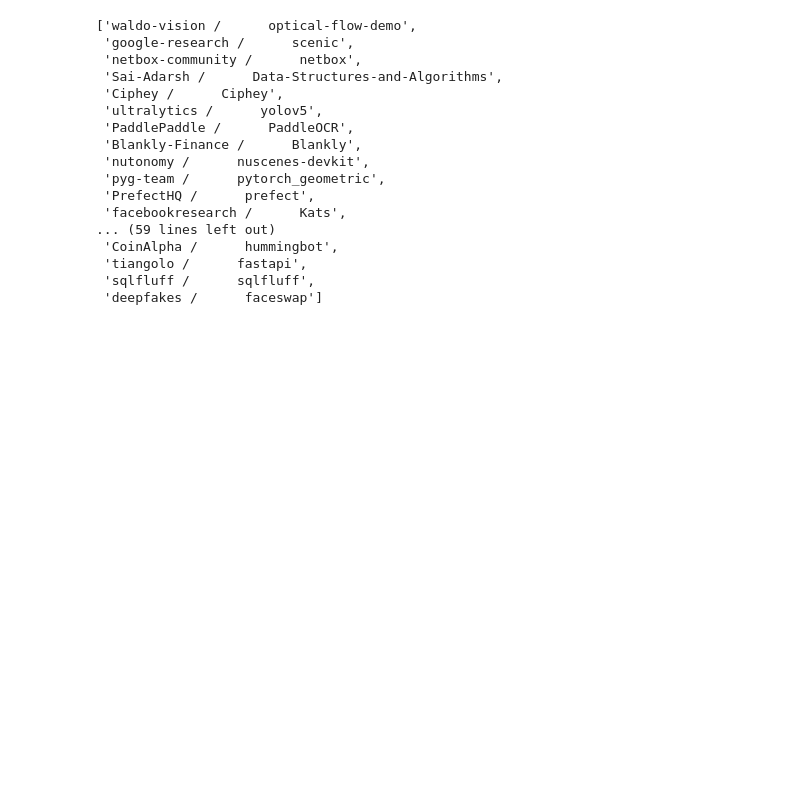
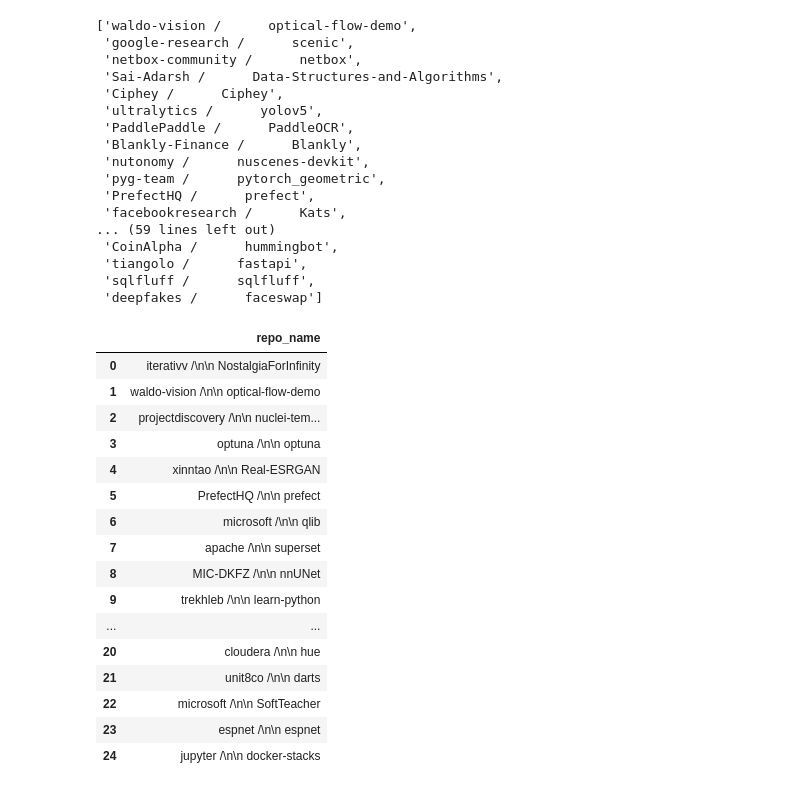
Before and after one commit to Brooke-Holyoak/natural-language-processing-exercises, a Jupyter notebook: web_scrape_scratchpad.ipynb, the cells around one changed output. Saved outputs shown, nothing was run; the diff lists cells and outputs as text; code cells hidden in the pictures; blank space fills up the shorter version.

Commit message:
adding repos

```diff
--- a/web_scrape_scratchpad.ipynb
+++ b/web_scrape_scratchpad.ipynb
@@ -166,3 +166,30 @@ repo_list
  'tiangolo /      fastapi',
  'sqlfluff /      sqlfluff',
  'deepfakes /      faceswap']
+# %%
+#this request is from https://github.com/trending/python?since=daily&spoken_language_code=en (which is the Daily trending on 10/29/21 for english and python)
+
+response = requests.get('https://github.com/trending/python?since=daily&spoken_language_code=en')
+soup = BeautifulSoup(response.text)
+repos = soup.select('.lh-condensed')
+# %%
+df_oct_29_21 = pd.DataFrame([get_repo_list(repo) for repo in repos])
+df_oct_29_21
+# %% [output]
+|  | repo_name |
+| 0 | iterativv /\n\n NostalgiaForInfinity |
+| 1 | waldo-vision /\n\n optical-flow-demo |
+| 2 | projectdiscovery /\n\n nuclei-tem... |
+| 3 | optuna /\n\n optuna |
+| 4 | xinntao /\n\n Real-ESRGAN |
+| 5 | PrefectHQ /\n\n prefect |
+| 6 | microsoft /\n\n qlib |
+| 7 | apache /\n\n superset |
+| 8 | MIC-DKFZ /\n\n nnUNet |
+| 9 | trekhleb /\n\n learn-python |
+| ... | ... |
+| 20 | cloudera /\n\n hue |
+| 21 | unit8co /\n\n darts |
+| 22 | microsoft /\n\n SoftTeacher |
+| 23 | espnet /\n\n espnet |
+| 24 | jupyter /\n\n docker-stacks |
```
Also changed, not shown: parts of 4 cells of this notebook.
